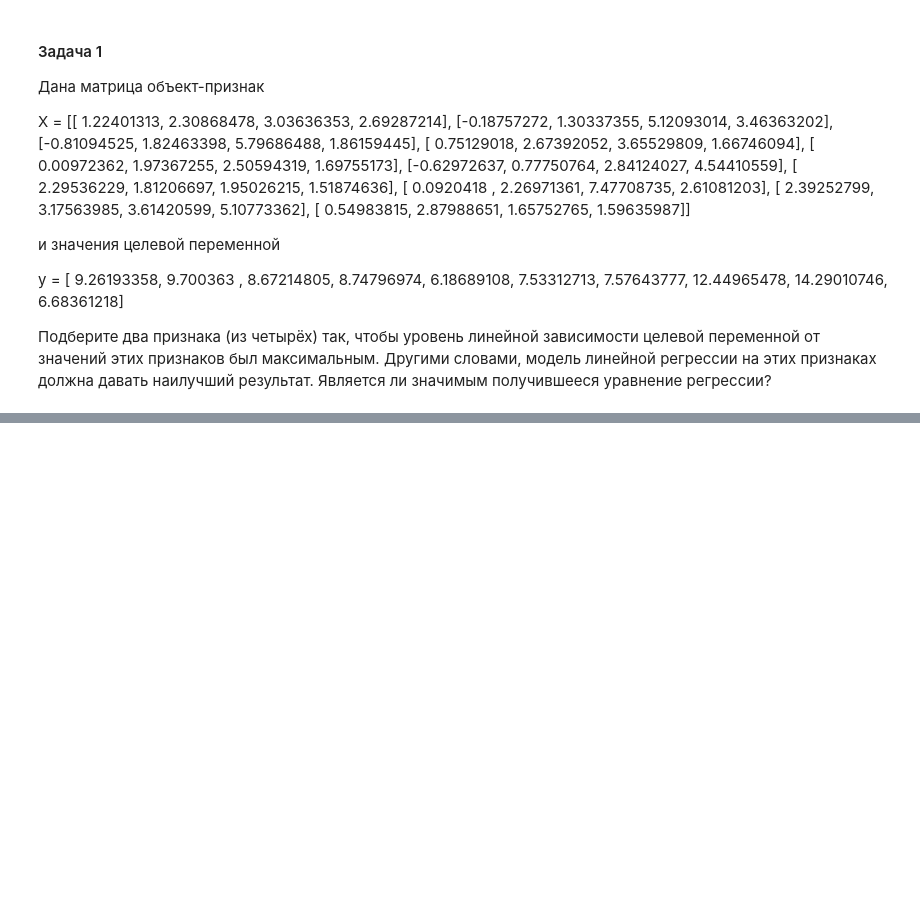
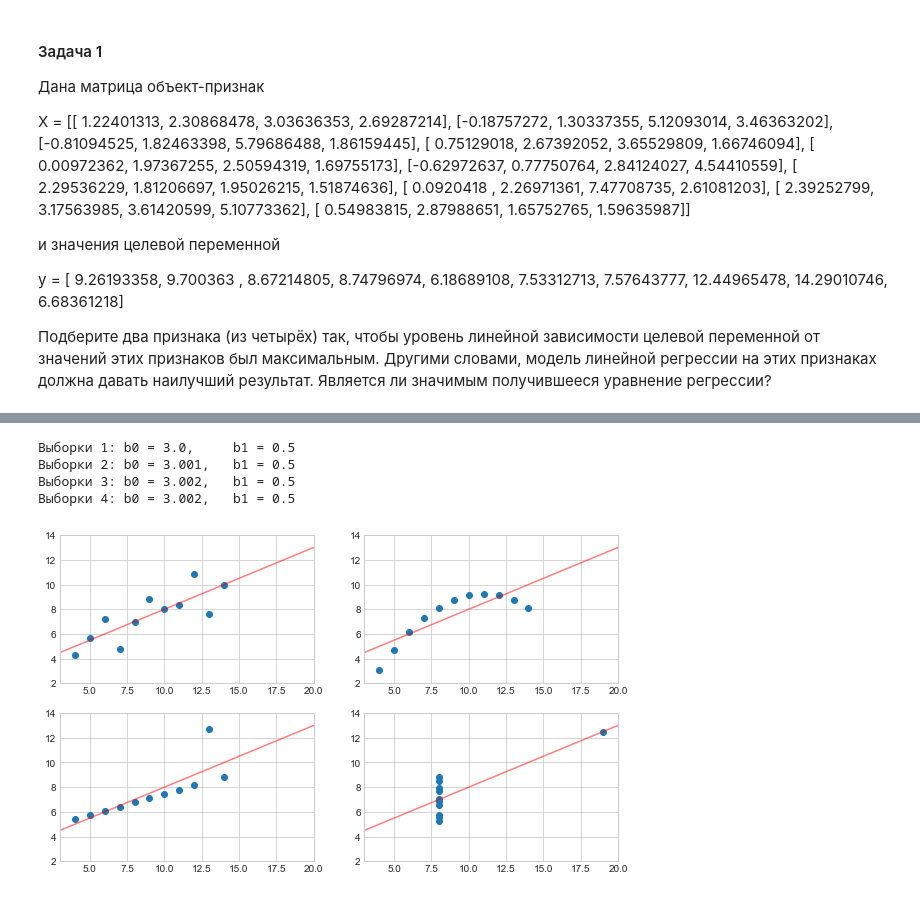
Before and after one commit to chernova-ann/theory-of-probability, a Jupyter notebook: Homework_7_pt.ipynb, the cells around one changed output, grey strips where cells are left out. Cells and saved outputs as stored; diff of their text form; code cells hidden in the pictures; blank space fills up the shorter version.

```diff
--- a/Homework_7_pt.ipynb
+++ b/Homework_7_pt.ipynb
@@ -66,0 +307,40 @@ y = np.array(y)
+# %%
+data = { "x1": [10.0, 8.0, 13.0, 9.0, 11.0, 14.0, 6.0, 4.0, 12.0, 7.0, 5.0],
+        "y1": [8.04, 6.95, 7.58, 8.81, 8.33, 9.96, 7.24, 4.26, 10.84, 4.82, 5.68],
+        "x2": [10.0, 8.0, 13.0, 9.0, 11.0, 14.0, 6.0, 4.0, 12.0, 7.0, 5.0],
+        "y2": [9.14, 8.14, 8.74, 8.77, 9.26, 8.1, 6.13, 3.1, 9.13, 7.26, 4.74],
+        "x3": [10.0, 8.0, 13.0, 9.0, 11.0, 14.0, 6.0, 4.0, 12.0, 7.0, 5.0],
+        "y3": [7.46, 6.77, 12.74, 7.11, 7.81, 8.84, 6.08, 5.39, 8.15, 6.42, 5.73],
+        "x4": [8.0, 8.0, 8.0, 8.0, 8.0, 8.0, 8.0, 19.0, 8.0, 8.0, 8.0],
+        "y4": [6.58, 5.76, 7.71, 8.84, 8.47, 7.04, 5.25, 12.5, 5.56, 7.91, 6.89]
+        }
+# %%
+plt.style.use('seaborn-whitegrid')
+# %%
+fig, axes = plt.subplots(nrows=2, ncols=2)
+fig.set_size_inches(10,6)
+ox = np.linspace(3, 20, 10**4)
+for i, ax in enumerate(axes.flatten()):
+    i += 1
+
+    x = data[f'x{i}']
+    y = data[f'y{i}']
+
+    b1 = np.cov(x, y, ddof=1)[0, 1] / np.var(x, ddof=1)
+    b0 = np.mean(y) - b1 * np.mean(x)
+
+    print (f'Выборки {i}: b0 = {round(b0, 3)}, \t b1 = {round(b1, 3)}')
+
+    oy = b0 + b1*ox
+
+    ax.scatter(x,y)
+    ax.plot(ox, oy, c = 'red', alpha = 0.5)
+
+    ax.set_xlim(3, 20)
+    ax.set_ylim(2, 14)
+# %% [output]
+Выборки 1: b0 = 3.0,     b1 = 0.5
+Выборки 2: b0 = 3.001,   b1 = 0.5
+Выборки 3: b0 = 3.002,   b1 = 0.5
+Выборки 4: b0 = 3.002,   b1 = 0.5
+[figure, added]
```
Also changed, not shown: parts of 34 cells of this notebook.
